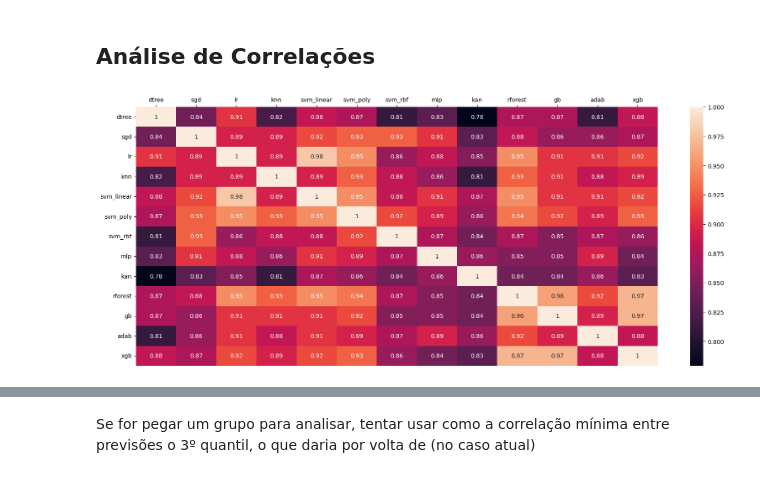
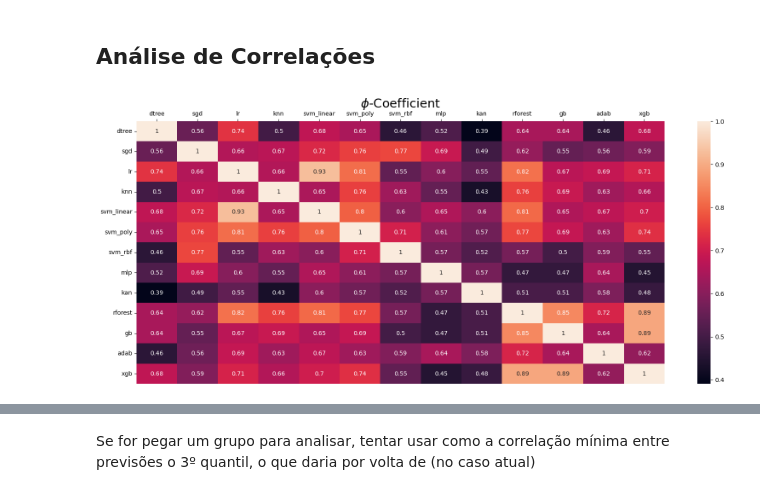
Before and after one commit to pedrobslima/proj-mtr, a Jupyter notebook: heart.ipynb, the cells around one changed output, grey strips where cells are left out. Cells and saved outputs as stored; diff of their text form; code cells hidden in the pictures.

Commit message:
Using PHI-COEF to measure correlation & add notes.txt

```diff
--- a/heart.ipynb
+++ b/heart.ipynb
@@ -611,7 +618,7 @@ rforest = g_search.best_estimator_
 {'criterion': 'gini', 'max_depth': None, 'min_samples_leaf': 1, 'min_samples_split': 2, 'n_estimators': 20}
 # %%
 register_performance((Xb_train, yb_train), (Xb_test, yb_test), rforest, 'rforest')
-pred_hits['rforest'] = rforest.predict(Xb_test) == yb_test
+models_error['rforest'] = rforest.predict(Xb_test) != yb_test
 models.append(rforest)
 # %% [output]
 [Training]
@@ -649,7 +656,7 @@ gb = g_search.best_estimator_
 {'criterion': 'friedman_mse', 'learning_rate': 0.1, 'max_depth': None, 'min_samples_split': 40, 'n_estimators': 150}
 # %%
 register_performance((Xb_train, yb_train), (Xb_test, yb_test), gb, 'gb')
-pred_hits['gb'] = gb.predict(Xb_test) == yb_test
+models_error['gb'] = gb.predict(Xb_test) != yb_test
 models.append(gb)
 # %% [output]
 [Training]
@@ -684,7 +691,7 @@ adab = g_search.best_estimator_
 {'learning_rate': 0.1, 'n_estimators': 150}
 # %%
 register_performance((Xb_train, yb_train), (Xb_test, yb_test), adab, 'adab')
-pred_hits['adab'] = adab.predict(Xb_test) == yb_test
+models_error['adab'] = adab.predict(Xb_test) != yb_test
 models.append(adab)
 # %% [output]
 [Training]
@@ -723,7 +730,7 @@ xgb = g_search.best_estimator_
 {'gamma': 0.25, 'learning_rate': 0.05, 'max_depth': None, 'n_estimators': 150}
 # %%
 register_performance((Xb_train, yb_train), (Xb_test, yb_test), xgb, 'xgb')
-pred_hits['xgb'] = xgb.predict(Xb_test) == yb_test
+models_error['xgb'] = xgb.predict(Xb_test) != yb_test
 models.append(xgb)
 # %% [output]
 [Training]
@@ -748,17 +755,18 @@ AUPR:             0.8933
 # %%
 groups = {}
 # %%
-pred_corrls = pd.DataFrame(columns=pred_hits.columns, index=pred_hits.columns, dtype=float)
+pred_corrls = pd.DataFrame(columns=models_error.columns, index=models_error.columns, dtype=float)
 
-for m in pred_hits.columns:
-    for n in pred_hits.columns:
-        pred_corrls.at[m,n] = np.mean(pred_hits[m] == pred_hits[n])
+for m in models_error.columns:
+    for n in models_error.columns:
+        pred_corrls.at[m,n] = phi_coef(models_error[m], models_error[n])
 
 plt.figure(figsize=(20,8))
+plt.title(r'$\phi$-Coefficient', fontsize=21)
 hm = sns.heatmap(pred_corrls, annot=True)
 hm.xaxis.tick_top()
 # %% [output]
-[figure, old version]
+[figure, new version]
 # %%
 corrls_values = pd.Series(pred_corrls.values.reshape((169,)))
 corrls_values.describe()
```
Also changed, not shown: parts of 48 cells of this notebook, 1 other file.
